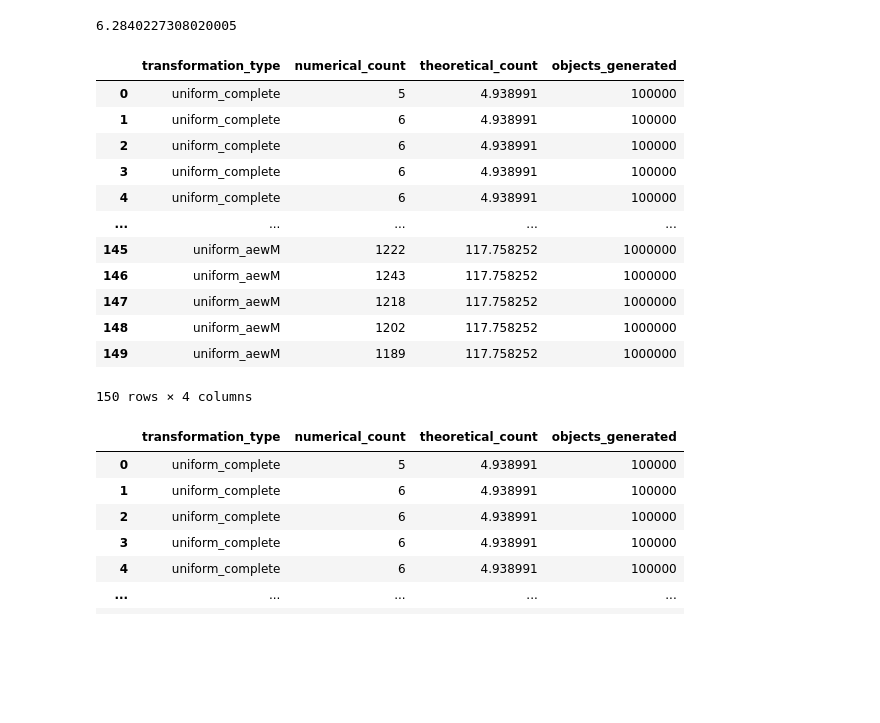
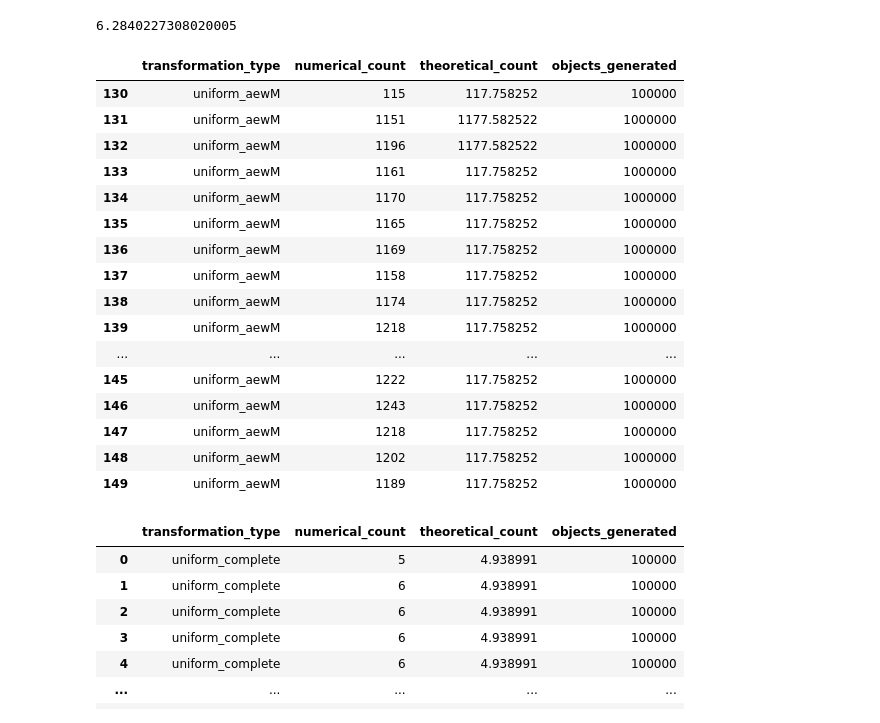
Before and after one commit to JuanitaAgudelo/TesisRepo, a Jupyter notebook: jacobian_calculations/complete_trasformation_test.ipynb, the cells around one changed output. Saved outputs shown, nothing was run; the diff lists cells and outputs as text; code cells hidden in the pictures; blank space fills up the shorter version.

```diff
--- a/jacobian_calculations/complete_trasformation_test.ipynb
+++ b/jacobian_calculations/complete_trasformation_test.ipynb
@@ -448,22 +448,26 @@ Numerical (count) number of objects inside volume: 1
 # %%
 import pandas as pd
 
 data = pd.read_csv("count_objects.csv")
-data
+data.tail(20)
 # %% [output]
 |  | transformation_type | numerical_count | theoretical_count | objects_generated |
-| 0 | uniform_complete | 5 | 4.938991 | 100000 |
-| 1 | uniform_complete | 6 | 4.938991 | 100000 |
-| 2 | uniform_complete | 6 | 4.938991 | 100000 |
-| 3 | uniform_complete | 6 | 4.938991 | 100000 |
-| 4 | uniform_complete | 6 | 4.938991 | 100000 |
+| 130 | uniform_aewM | 115 | 117.758252 | 100000 |
+| 131 | uniform_aewM | 1151 | 1177.582522 | 1000000 |
+| 132 | uniform_aewM | 1196 | 1177.582522 | 1000000 |
+| 133 | uniform_aewM | 1161 | 117.758252 | 1000000 |
+| 134 | uniform_aewM | 1170 | 117.758252 | 1000000 |
+| 135 | uniform_aewM | 1165 | 117.758252 | 1000000 |
+| 136 | uniform_aewM | 1169 | 117.758252 | 1000000 |
+| 137 | uniform_aewM | 1158 | 117.758252 | 1000000 |
+| 138 | uniform_aewM | 1174 | 117.758252 | 1000000 |
+| 139 | uniform_aewM | 1218 | 117.758252 | 1000000 |
 | ... | ... | ... | ... | ... |
 | 145 | uniform_aewM | 1222 | 117.758252 | 1000000 |
 | 146 | uniform_aewM | 1243 | 117.758252 | 1000000 |
 | 147 | uniform_aewM | 1218 | 117.758252 | 1000000 |
 | 148 | uniform_aewM | 1202 | 117.758252 | 1000000 |
 | 149 | uniform_aewM | 1189 | 117.758252 | 1000000 |
-150 rows × 4 columns
 # %%
 list_count_objects = []
 for i in range(10):
```
Also changed, not shown: 4 other files.
